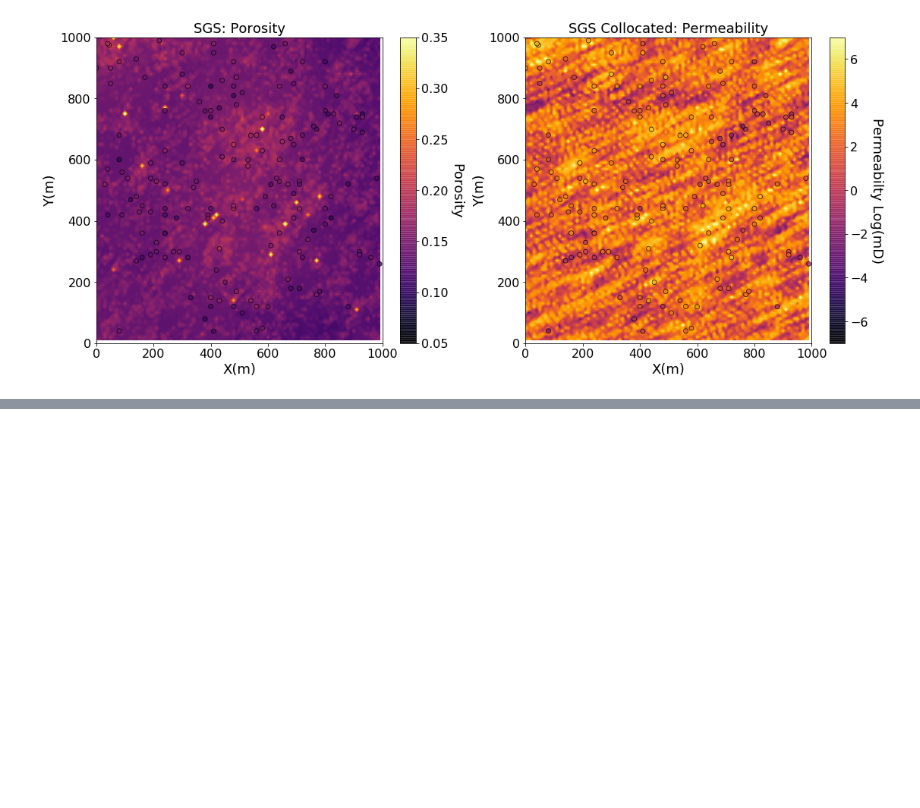
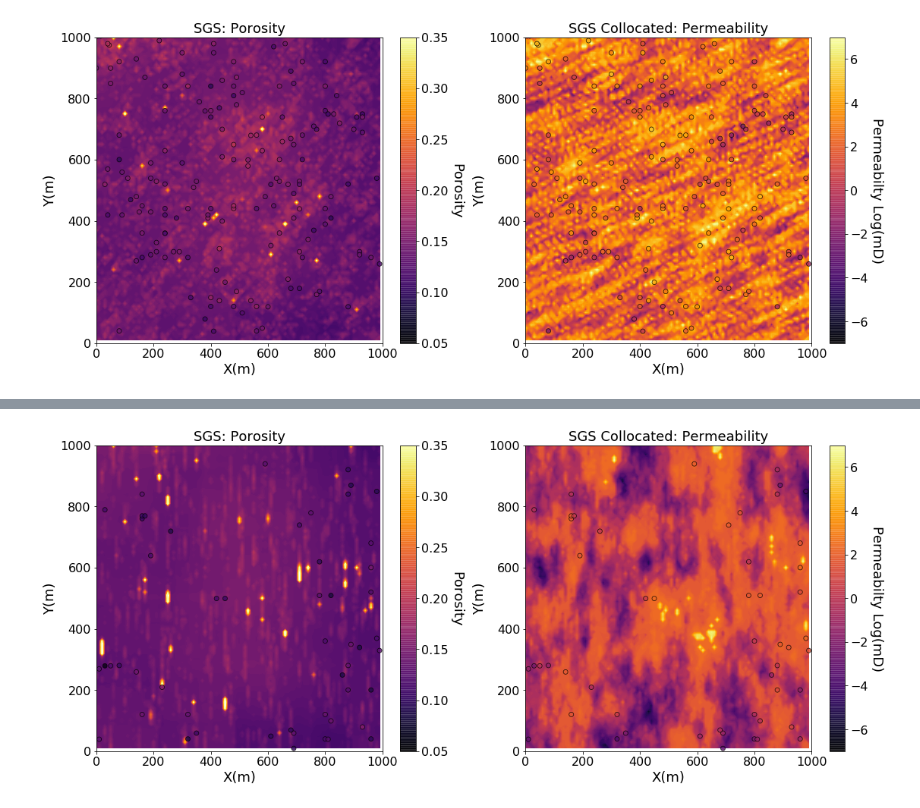
Before and after one commit to elbeejay/PGE383-Group1, a Jupyter notebook: FinalReport/SpatialSimulation.ipynb, the cells around one changed output, grey strips where cells are left out. Drawn from its saved outputs; the diff is of its cells as text; code cells hidden in the pictures; blank space fills up the shorter version.

Commit message:
Final Report Work
Additional workflows and plots. Saving the steps to .npy files so simulations don't have to be re-run.

```diff
--- a/FinalReport/SpatialSimulation.ipynb
+++ b/FinalReport/SpatialSimulation.ipynb
@@ -360,0 +365,19 @@ plt.show()
+# %%
+# cosimulation using porosity simulation
+trend = np.zeros((ny,nx)) # no known trend to add. have porosity trend already added back into porosity sim
+
+num_sim = 10
+shalesim_perm = np.zeros([num_sim,nx,ny]) # preallocate array
+
+# correlation between well data for porosity and permeability
+porperm_corr = df_shale['Porosity'].corr(df_shale['Perm'])
+
+df_shale['logPerm'] = np.log(df_shale['Perm'].values) # set up logPerm data
+
+for i in range(0,num_sim):
+    shalesim_perm[i,:,:] = geostats.sgsim(df_shale,'X','Y','Perm',wcol=-1,scol=-1,tmin=tmin,tmax=tmax,
+                          itrans=1,ismooth=0,dftrans=0,tcol=0,
+            twtcol=0,zmin=0.0,zmax=1000.0,ltail=1,ltpar=0.0,utail=1,utpar=1000.0,nsim=1,
+            nx=nx,xmn=xmn,xsiz=xsiz,ny=ny,ymn=ymn,ysiz=ysiz,seed=i,
+            ndmin=ndmin,ndmax=ndmax,nodmax=10,mults=0,nmult=2,noct=-1,radius=radius,radius1=1,sang1=0,
+            mxctx=10,mxcty=10,ktype=4,colocorr=porperm_corr,sec_map=shaleporsim[i,:,:],vario=shaleperm_vario)
@@ -360,0 +402,14 @@ plt.show()
+# %%
+# plotting cosimulated data
+xmin = 0.0; xmax = 1000.0; ymin = 0.0; ymax = 1000.0; cmap = plt.cm.inferno
+plt.subplot(121)
+GSLIB.locpix_st(shaleporsim[0,:,:]+por_trend,xmin,xmax,ymin,ymax,xsiz,0.05,0.35,
+                df_shale,'X','Y','Porosity','SGS: Porosity','X(m)','Y(m)','Porosity',cmap)
+shalesim_logperm = np.log(shalesim_perm.clip(0.0001,1200))
+plt.subplot(122)
+GSLIB.locpix_st(shalesim_logperm[0,:,:],xmin,xmax,ymin,ymax,xsiz,-7.0,7.0,
+                df_shale,'X','Y','logPerm','SGS Collocated: Permeability','X(m)','Y(m)','Permeabilty Log(mD)',cmap)
+plt.subplots_adjust(left=0.0, bottom=0.0, right=2.4, top=1.4, wspace=0.2, hspace=0.2)
+plt.show()
+# %% [output]
+[figure, added]
```
Also changed, not shown: parts of 13 cells of this notebook, 13 other files.
